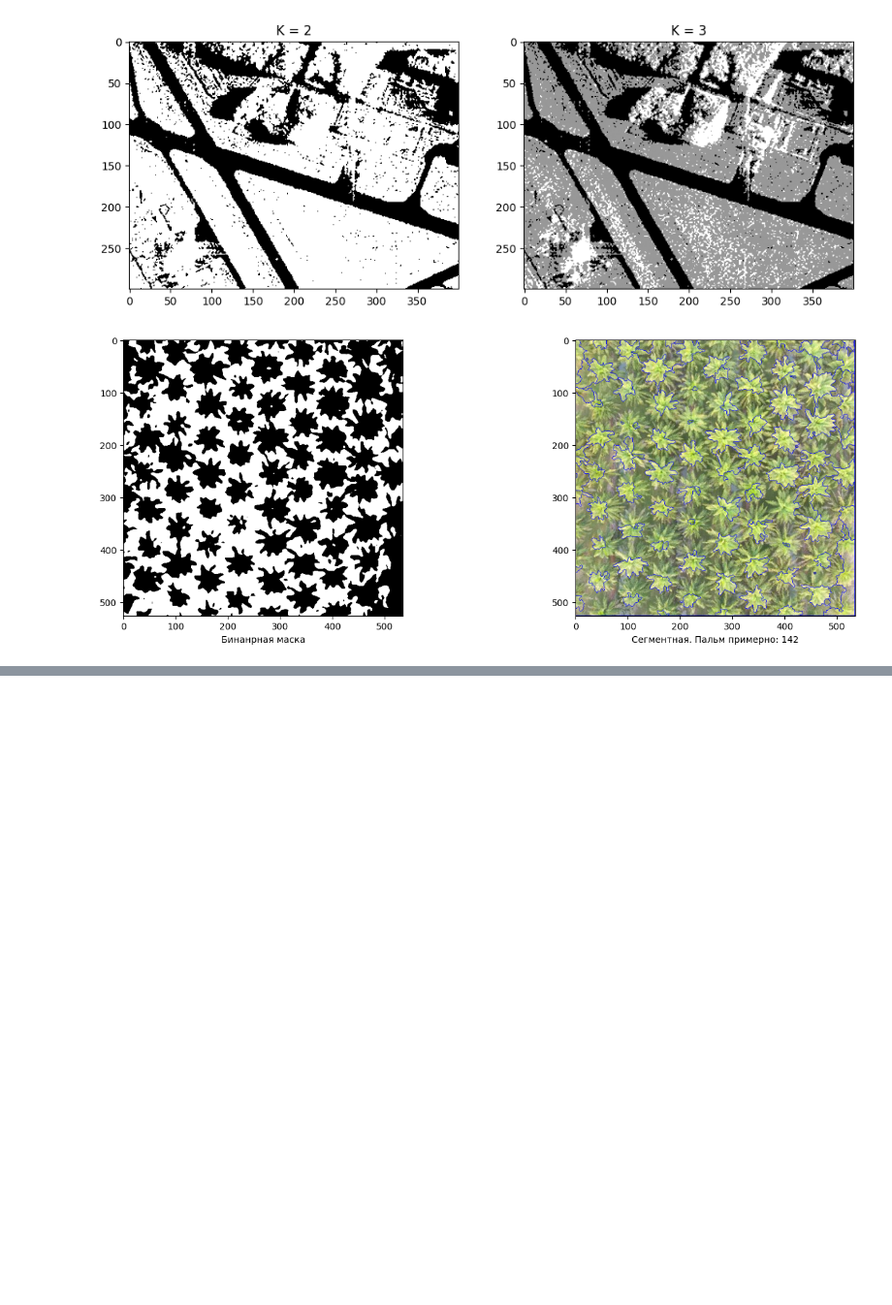
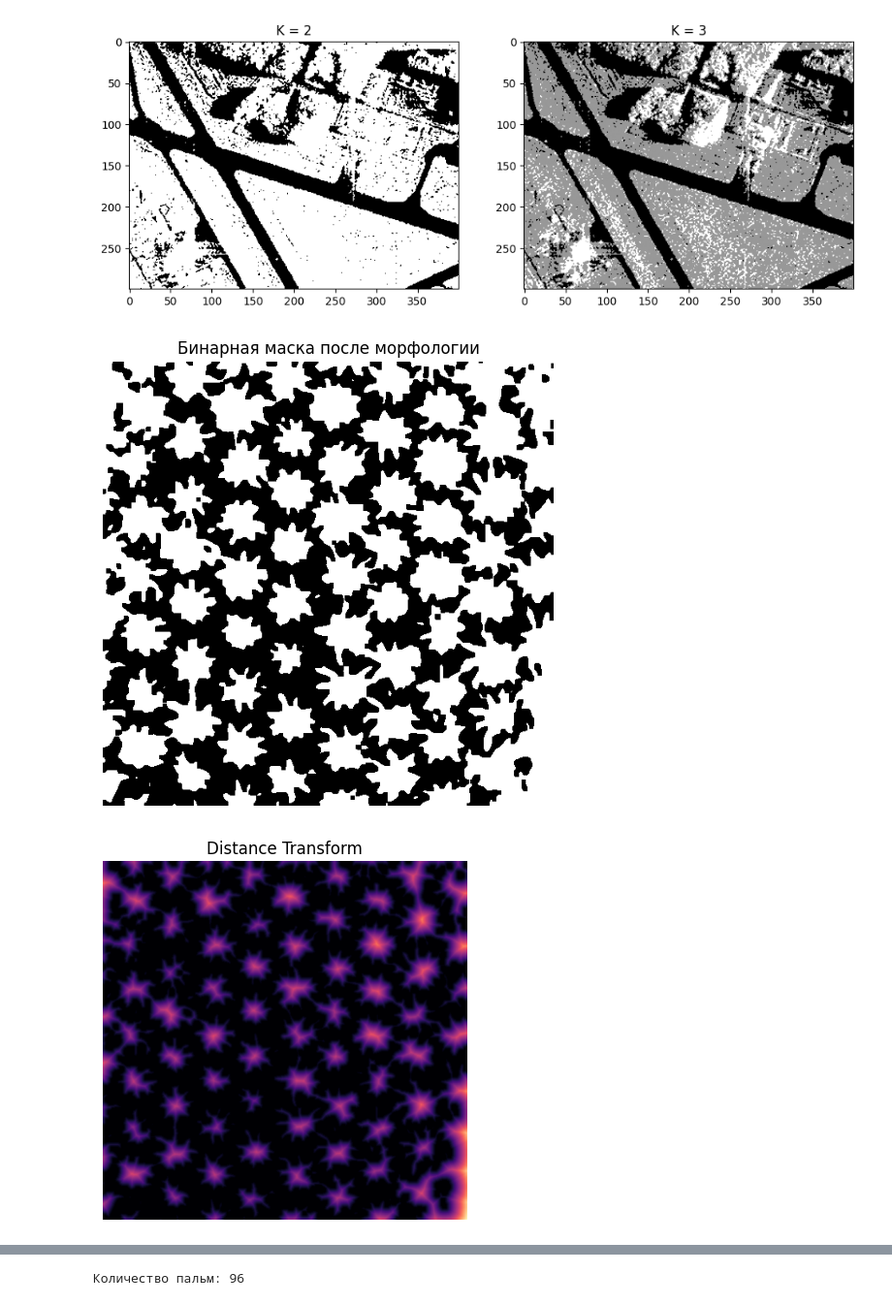
Before and after one commit to MaRiVaNa129/ImageProcessing_labs, a Jupyter notebook: lab_4/DE_IP_2024_Task_4.ipynb, the cells around one changed output, grey strips where cells are left out. Shown at 97% size. Saved outputs shown, nothing was run; the diff lists cells and outputs as text; code cells hidden in the pictures; blank space fills up the shorter version.

```diff
--- a/lab_4/DE_IP_2024_Task_4.ipynb
+++ b/lab_4/DE_IP_2024_Task_4.ipynb
@@ -206,38 +206,43 @@ plt.show()
 # %% [output]
 [figure]
 # %%
-# 3. Применить алгоритм сегментации watershed+distance transform для задачи подсчета пальмовых деревьев.
-img = cv2.imread("palm_1.JPG")
-gray = cv2.cvtColor(img, cv2.COLOR_BGR2GRAY)
+import cv2
+import numpy as np
+import matplotlib.pyplot as plt
 
+img = cv2.imread('palm_1.JPG')
+gray_img = cv2.cvtColor(img, cv2.COLOR_BGR2GRAY)
 
-smoothed = cv2.GaussianBlur(gray, (13, 13), 0)
-_, binary_mask = cv2.threshold(smoothed, 0, 255, cv2.THRESH_BINARY_INV + cv2.THRESH_OTSU)
+smoothed = cv2.GaussianBlur(gray_img, (13, 13), 0)
+_, binary_mask = cv2.threshold(smoothed, 0, 255, cv2.THRESH_BINARY + cv2.THRESH_OTSU)
+
+struct_elem = np.ones((3, 3), np.uint8)
+binary_mask = cv2.dilate(binary_mask, struct_elem, iterations=2)
+binary_mask = cv2.erode(binary_mask, struct_elem, iterations=2)
+
+plt.figure(figsize=(6, 6))
+plt.imshow(binary_mask, cmap="gray")
+plt.title("Бинарная маска после морфологии")
+plt.axis('off')
+plt.show()
+
 distance_map = cv2.distanceTransform(binary_mask, cv2.DIST_L2, 5)
-local_peaks = ndimage.maximum_filter(distance_map, size=20, mode='constant')
-_, fg_mask = cv2.threshold(distance_map, 0.1 * distance_map.max(), 255, cv2.THRESH_BINARY)
-fg_mask = fg_mask.astype(np.uint8)
-_, markers = cv2.connectedComponents(fg_mask)
-markers[distance_map == local_peaks] = 1
-markers_labeled = ndimage.label(markers)[0]
-watershed_markers = cv2.watershed(img, markers_labeled.astype(np.int32))
-tree_count = len(np.unique(watershed_markers)) - 1
-segmented_img = img.copy()
-segmented_img[watershed_markers == -1] = [255, 0, 0]
+plt.imshow(distance_map, cmap="magma")
+plt.title("Distance Transform")
+plt.axis('off')
+plt.show()
 
+_, foreground = cv2.threshold(distance_map, 0.12 * distance_map.max(), 255, cv2.THRESH_BINARY)
+foreground_uint8 = np.uint8(foreground)
 
+num_labels, label_map = cv2.connectedComponents(foreground_uint8)
 
-plt.figure(figsize=(15,5))
+plt.imshow(label_map, cmap="tab20")
+plt.title(f"Объекты: {num_labels - 1}")
+plt.axis('off')
+plt.show()
 
-plt.subplot(1,2,1)
-plt.imshow(binary_mask, cmap="gray")
-plt.xlabel("Бинанрная маска")
-
-plt.subplot(1,2,2)
-plt.imshow(cv2.cvtColor(segmented_img, cv2.COLOR_BGR2RGB))
-plt.xlabel(f"Сегментная. Пальм примерно: {tree_count}")
-
-plt.tight_layout()
-plt.show()
+print(f"Количество пальм: {num_labels - 1}")
 # %% [output]
-[figure, old version]
+[figure, new version]
+[figure, added]
@@ -243,0 +250 @@ plt.show()
+Количество пальм: 96
```
Also changed, not shown: parts of 1 cell of this notebook.
